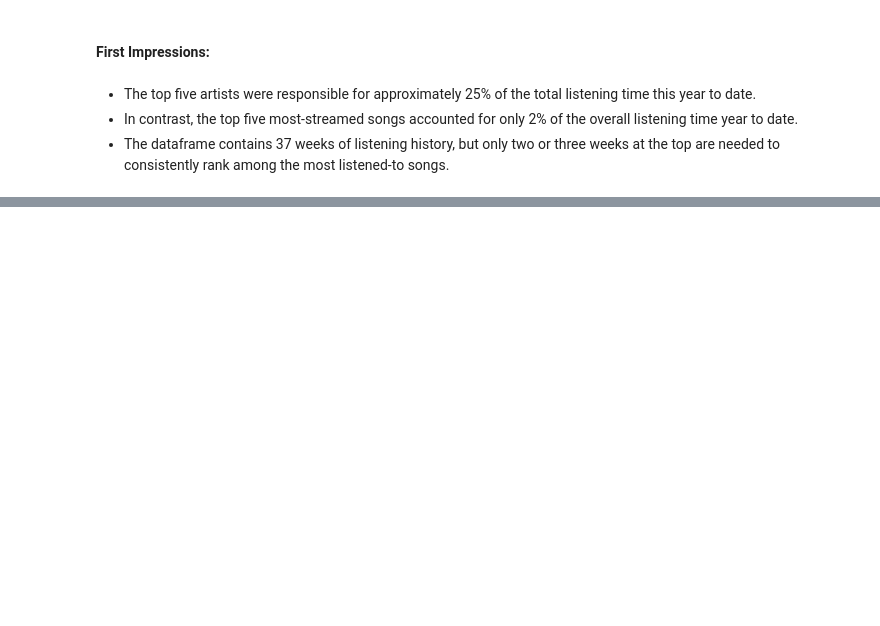
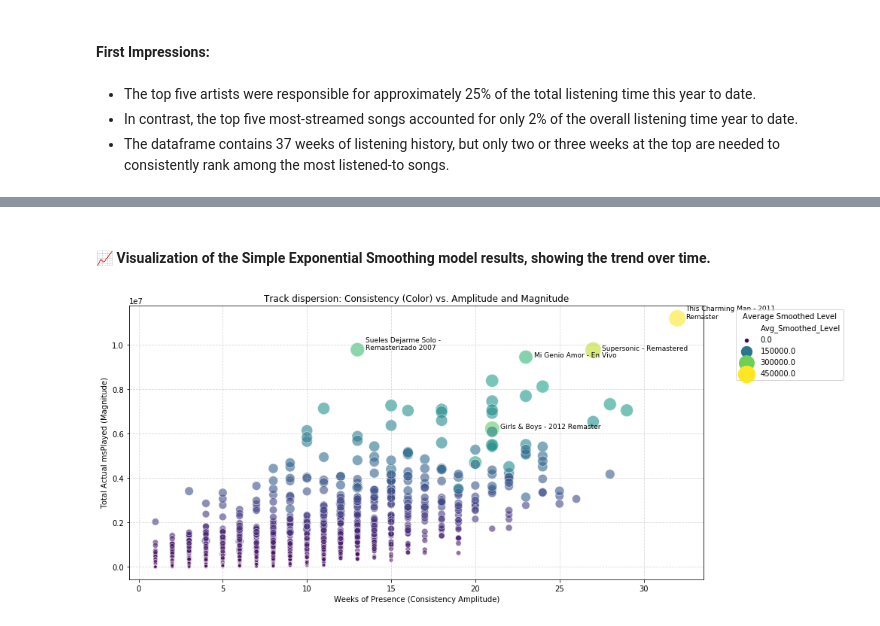
Before and after one commit to Garridot/spotify-wrapped-detailed, a Jupyter notebook: analysis.ipynb, the cells around one changed output, grey strips where cells are left out. Cells and saved outputs as stored; diff of their text form; code cells hidden in the pictures; blank space fills up the shorter version.

Commit message:
apply the simple exponential smoothing model to find the top listened-to songs consistently.

```diff
--- a/analysis.ipynb
+++ b/analysis.ipynb
@@ -830,0 +913,36 @@ Tracks that ENTERED (Rewarded for Weekly Consistency): [('The Beatles', 'Come To
+# %% [markdown]
+#### 📈 Visualization of the Simple Exponential Smoothing model results, showing the trend over time.
+# %%
+plt.figure(figsize=(14, 6))
+
+# - The size and color of the dots are determined by the consistency metric (Avg_Smoothed_Level)
+scatter = snsv.scatterplot(
+    data=final_ranking,
+    x='Weeks_Present',
+    y='msPlayed',
+    hue='Avg_Smoothed_Level',
+    size='Avg_Smoothed_Level',
+    sizes=(20, 500), # Dot size range
+    palette='viridis', # Color scale
+    alpha=0.6
+)
+
+plt.title('Track dispersion: Consistency (Color) vs. Amplitude and Magnitude')
+plt.xlabel('Weeks of Presence (Consistency Amplitude)')
+plt.ylabel('Total Actual msPlayed (Magnitude)')
+
+
+top_3 = top_constant_tracks.head(5)
+for i in range(len(top_3)):
+    plt.annotate(
+        textwrap.fill(f"{top_3.iloc[i]['trackName']}", 30),
+        (top_3.iloc[i]['Weeks_Present'] + 0.5, top_3.iloc[i]['msPlayed']),
+        fontsize=9
+    )
+
+plt.legend(title='Average Smoothed Level', bbox_to_anchor=(1.05, 1), loc='upper left')
+plt.grid(True, linestyle='--', alpha=0.5)
+plt.tight_layout()
+plt.show()
+# %% [output]
+[figure, added]
```
Also changed, not shown: parts of 10 cells of this notebook.
